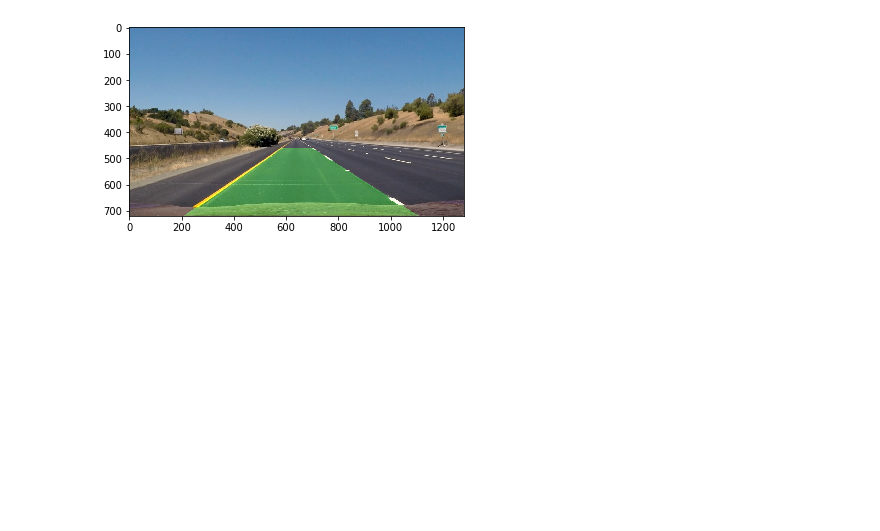
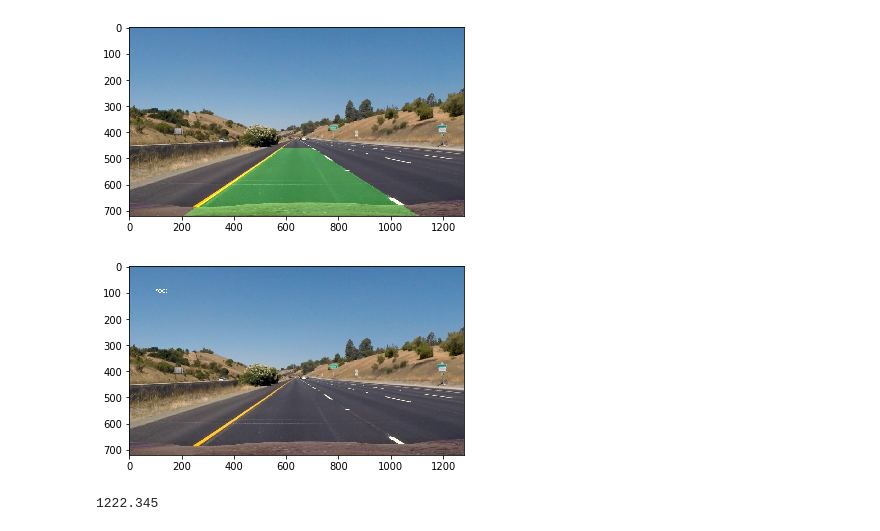
Before and after one commit to kalyanramu/CarND-AdvancedLaneDetection, a Jupyter notebook: Code/Test.ipynb, the cells around one changed output. Saved outputs shown, nothing was run; the diff lists cells and outputs as text; code cells hidden in the pictures; blank space fills up the shorter version.

```diff
--- a/Code/Test.ipynb
+++ b/Code/Test.ipynb
@@ -72,6 +67,18 @@ plt.imshow(final_img)
 plt.show()
 # %% [output]
 [figure]
+# %%
+text_img = lanePlotter.textOverLay(img,"roc:",pos=(100,100))
+plt.imshow(text_img)
+plt.show()
+# %% [output]
+[figure, added]
+# %%
+a=1222.3453
+t = str(round(a,3))
+print(t)
+# %% [output]
+1222.345
 # %%
 from LaneTracker import LaneTracker
 laneTracker = LaneTracker()
```
Also changed, not shown: parts of 6 cells of this notebook, 4 other files.
